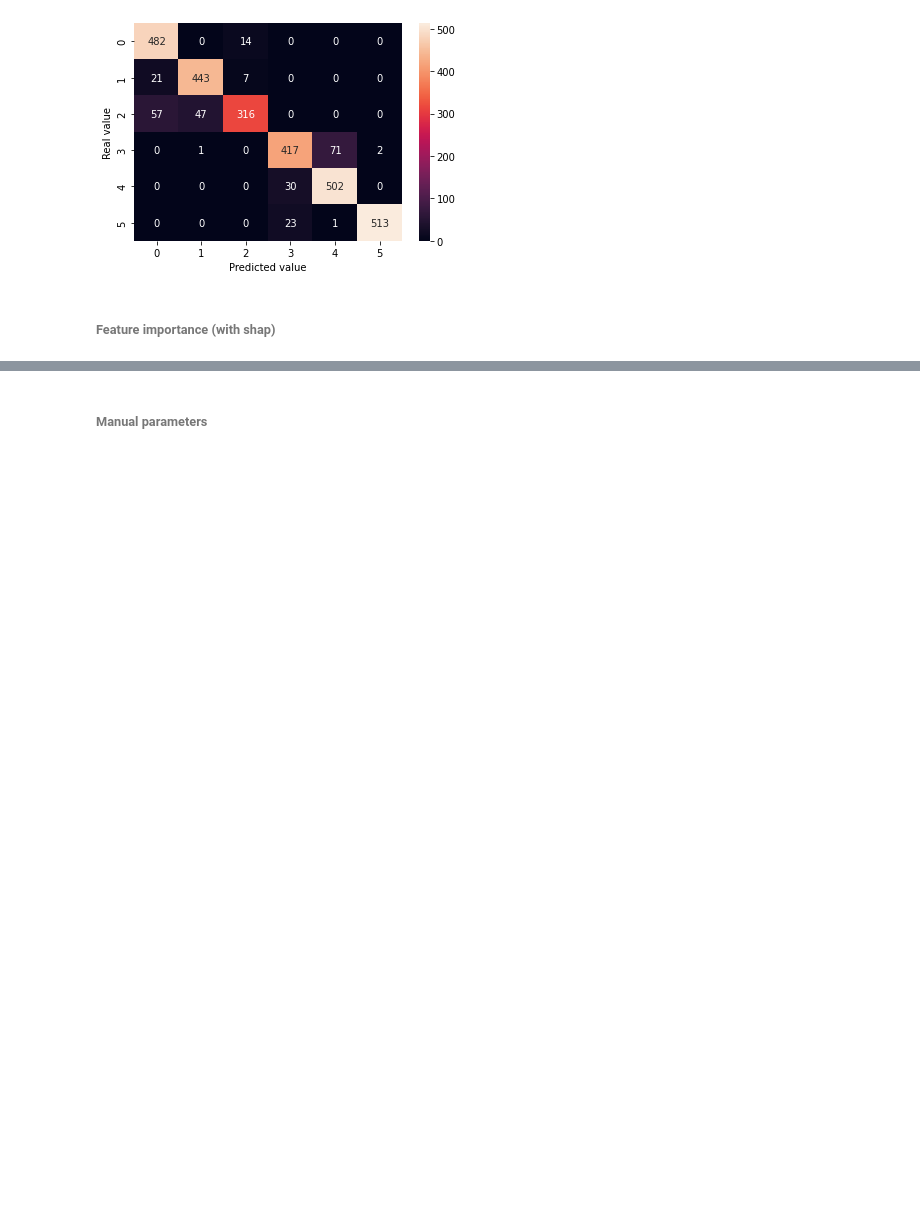
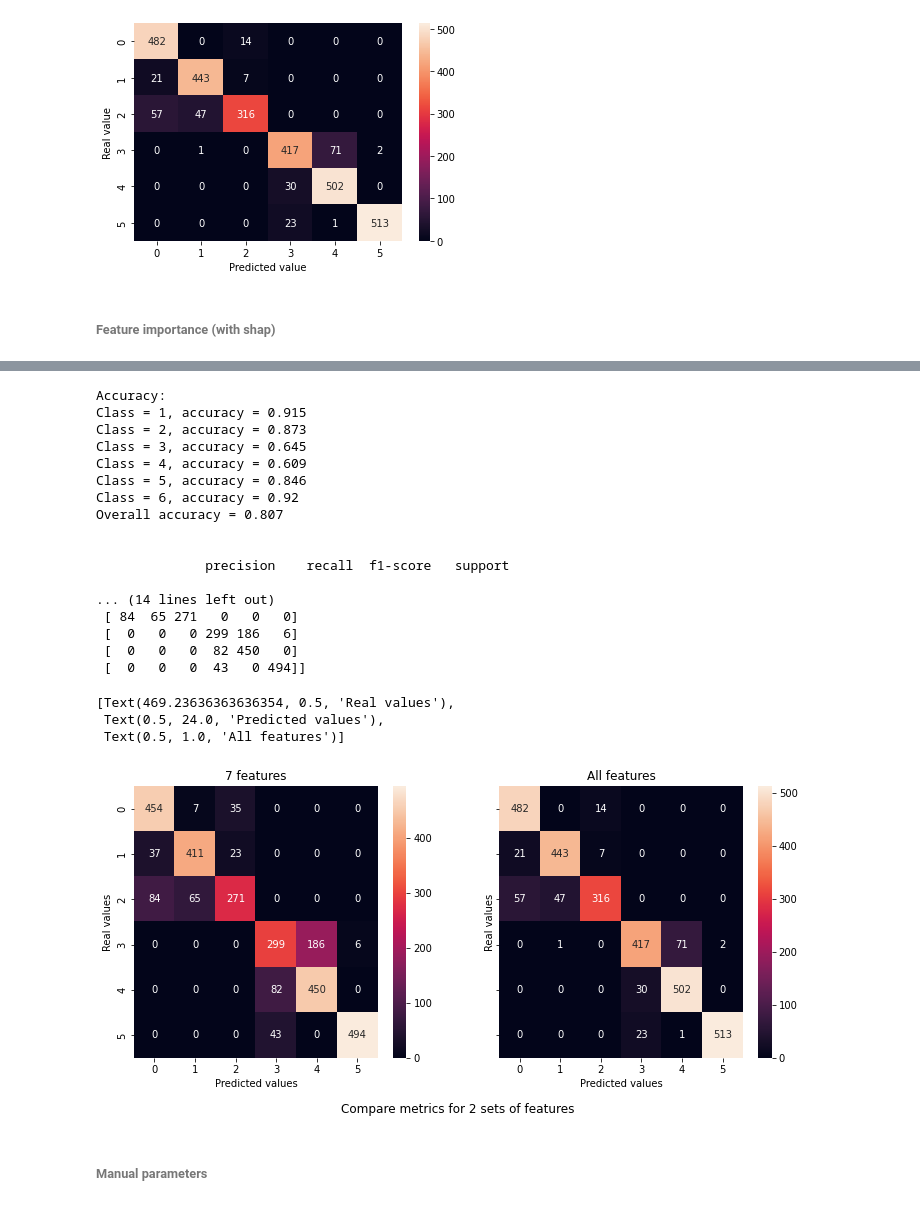
Before and after one commit to root-epifit/madmo-adv, a Jupyter notebook: homeworks/hw1_boosting_and_explanation.ipynb, the cells around one changed output, grey strips where cells are left out. Cells and saved outputs as stored; diff of their text form; code cells hidden in the pictures; blank space fills up the shorter version.

```diff
--- a/homeworks/hw1_boosting_and_explanation.ipynb
+++ b/homeworks/hw1_boosting_and_explanation.ipynb
@@ -214,16 +234,19 @@ from sklearn.metrics import classification_report, confusion_matrix, accuracy_sc
 import matplotlib
 import matplotlib.pyplot as plt
 import seaborn as sns
+import statistics
 
 import pandas as pd
 
 from shap import TreeExplainer, summary_plot
 
+import optuna
+
 lightgbm.__version__
 
-def print_metrics(y_test:list, y_pred:list)-> list:
+def print_metrics(y_test:list, y_pred:list)-> None:
     print("\nAccuracy:")
-    for class_ in range(int(y_test.min()),int(y_test.max(6)+1)):
+    for class_ in range(int(y_test.min()),int(y_test.max()+1)):
         acc = accuracy_score(y_test[np.where(y_test==class_)],
                          y_pred[np.where(y_test==class_)])
         print(f'Class = {class_}, accuracy = {acc:.3}')
@@ -231,12 +254,11 @@ def print_metrics(y_test:list, y_pred:list)-> list:
     total_acc = accuracy_score(y_test, y_pred)
     print(f'Overall accuracy = {total_acc:.3}\n\n')
     print(classification_report(y_test, y_pred))
-
-    return rc
+    return
 
 def get_metrics(y_test:list, y_pred:list)-> list:
     rc = []
-    for class_ in range(int(y_test.min()),int(y_test.max(6)+1)):
+    for class_ in range(int(y_test.min()),int(y_test.max()+1)):
         acc = accuracy_score(y_test[np.where(y_test==class_)],
                          y_pred[np.where(y_test==class_)])
         rc.append(acc)
@@ -293,3 +319,65 @@ summary_plot(shap_values, X_test_pca, plot_type="bar", plot_size=(15, 10)) ###
+# %%
+# Проверим модель на 7-ми наиболее важных фичах
+
+most_important_features = [0,1,2,3,4,5,7]
+X_train_pca_mif = X_train_pca[:,most_important_features]
+X_test_pca_mif = X_test_pca[:,most_important_features]
+
+model = LGBMClassifier()
+model.fit(X_train_pca_mif, y_train)
+
+y_pred = model.predict(X_test_pca_mif)
+
+# метрики
+print_metrics(y_test, y_pred)
+
+# Confusion matrix
+cf_m_mif = confusion_matrix(y_test, y_pred)
+print(f'\nConfusion matrix for 7 features: {cf_m_mif}\n')
+
+fig, axs = plt.subplots(1,2,
+                        figsize=(12,5),
+                        #sharex='col',
+                        sharey='row' ,
+                        )
+
+plt.ylabel("Real value")
+plt.xlabel("Predicted value")
+
+st = fig.suptitle('Compare metrics for 2 sets of features')
+st.set_y(0.0)
+
+h1=sns.heatmap(cf_m_mif, annot=True, fmt="d", ax=axs[0])
+h1.set(title="7 features",
+      xlabel="Predicted values",
+      ylabel="Real values",)
+
+h2=sns.heatmap(cf_m, annot=True, fmt="d", ax=axs[1])
+h2.set(title="All features",
+      xlabel="Predicted values",
+      ylabel="Real values",)
+# %% [output]
+Accuracy:
+Class = 1, accuracy = 0.915
+Class = 2, accuracy = 0.873
+Class = 3, accuracy = 0.645
+Class = 4, accuracy = 0.609
+Class = 5, accuracy = 0.846
+Class = 6, accuracy = 0.92
+Overall accuracy = 0.807
+
+
+              precision    recall  f1-score   support
+
+... (14 lines left out)
+ [ 84  65 271   0   0   0]
+ [  0   0   0 299 186   6]
+ [  0   0   0  82 450   0]
+ [  0   0   0  43   0 494]]
+[Text(469.23636363636354, 0.5, 'Real values'),
+ Text(0.5, 24.0, 'Predicted values'),
+ Text(0.5, 1.0, 'All features')]
+[figure, added]
 # %% [markdown]
 ###### Manual parameters
 # %%
```
Also changed, not shown: parts of 33 cells of this notebook.
